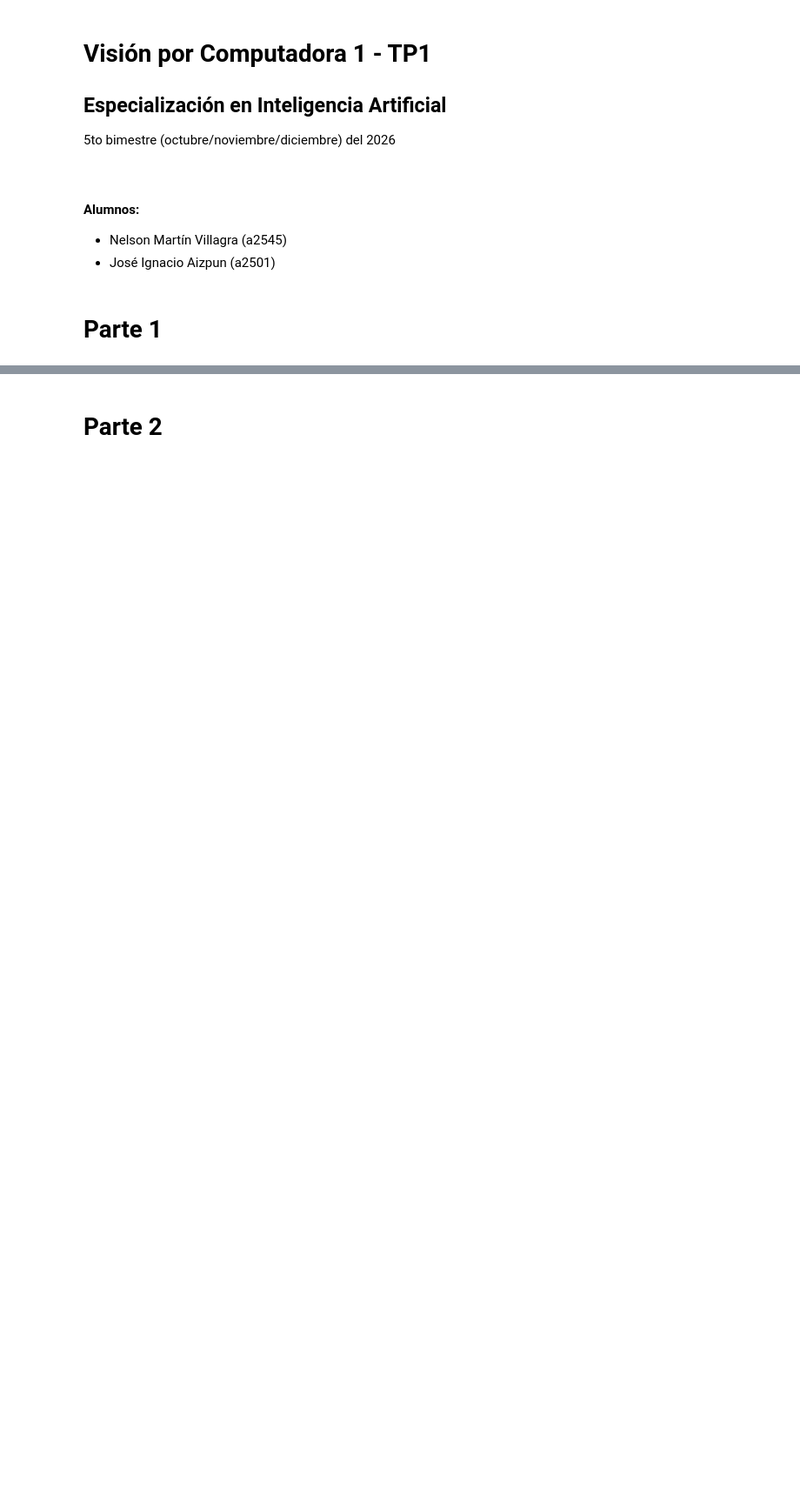
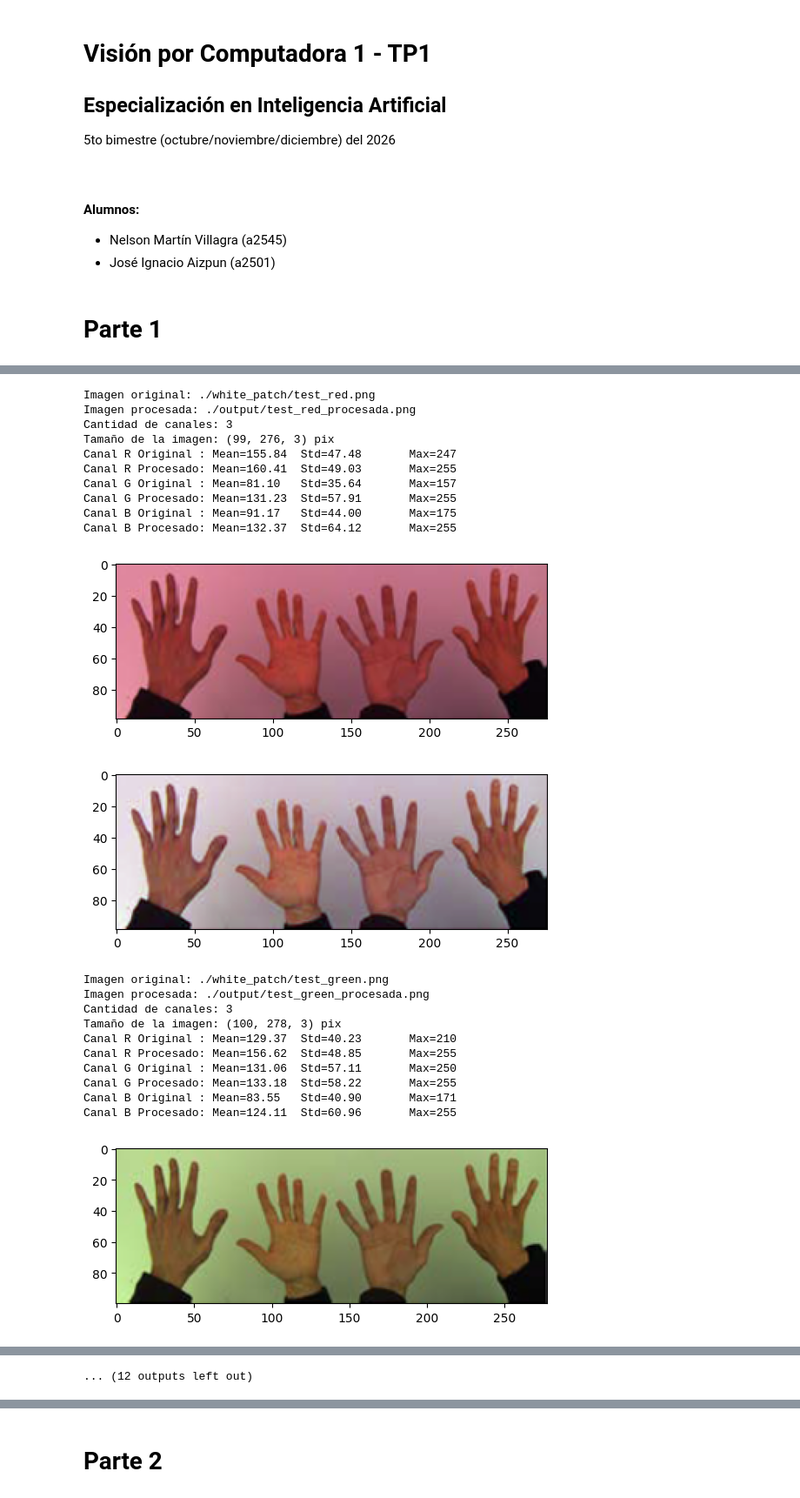
Before and after one commit to nelsonmvillagra/cv1, a Jupyter notebook: tp1/tp1.ipynb, the cells around one changed output, grey strips where cells are left out. Shown at 87% size. Cells and saved outputs as stored; diff of their text form; code cells hidden in the pictures; blank space fills up the shorter version.

Commit message:
Se corrigieron algunos errores señalados por Ignacio y está ya para presentar en mi opinión

```diff
--- a/tp1/tp1.ipynb
+++ b/tp1/tp1.ipynb
@@ -31,5 +35,12 @@ print("Matplotlib version:", plt.matplotlib.__version__)
 # %%
 # Defino una implementación del algoritmo de White Patch (ajuste de blancos).
+
+r'''
+La función white_patch() implementa al algoritmo de White Patch (ajuste de blancos). Parámetros:
+* finput  : nombre (path) del archivo de entrada.
+* foutput : nombre (path) del archivo de salida.
+* showInfo: flag opcional para mostrar información adicional de la imagen (por defecto False).
+'''
 
 def white_patch(finput: str, foutput: str, showInfo: bool = False) -> np.ndarray:
     # Leo la imagen en formato RGB. Por defecto OpenCV abre las imágenes en formato BGR. Por eso uso cv.IMREAD_COLOR_RGB.
@@ -71,14 +82,38 @@ def white_patch(finput: str, foutput: str, showInfo: bool = False) -> np.ndarray
         plt.imshow(imgP)
         plt.show()
 
-    cv.imwrite(foutput, imgP)
+    cv.imwrite(foutput, cv.cvtColor(imgP, cv.COLOR_RGB2BGR))
 # %%
 # Aplicación del algoritmo de White Patch a las imágenes de la carpeta
-white_patch('./white_patch/test_red.png', './white_patch_procesada/test_red_procesada.png', showInfo=True)
-white_patch('./white_patch/test_green.png', './white_patch_procesada/test_green_procesada.png', showInfo=True)
-white_patch('./white_patch/test_blue.png', './white_patch_procesada/test_blue_procesada.png', showInfo=True)
-white_patch('./white_patch/wp_red.png', './white_patch_procesada/wp_red_procesada.png', showInfo=True)
-white_patch('./white_patch/wp_green.png', './white_patch_procesada/wp_green_procesada.png', showInfo=True)
-white_patch('./white_patch/wp_blue.jpg', './white_patch_procesada/wp_blue_procesada.jpg', showInfo=True)
-white_patch('./white_patch/wp_red2.jpg', './white_patch_procesada/wp_red2_procesada.jpg', showInfo=True)
-white_patch('./white_patch/wp_green2.jpg', './white_patch_procesada/wp_green2_procesada.jpg', showInfo=True)
+white_patch('./white_patch/test_red.png', './output/test_red_procesada.png', showInfo=True)
+white_patch('./white_patch/test_green.png', './output/test_green_procesada.png', showInfo=True)
+white_patch('./white_patch/test_blue.png', './output/test_blue_procesada.png', showInfo=True)
+white_patch('./white_patch/wp_red.png', './output/wp_red_procesada.png', showInfo=True)
+white_patch('./white_patch/wp_green.png', './output/wp_green_procesada.png', showInfo=True)
+white_patch('./white_patch/wp_blue.jpg', './output/wp_blue_procesada.jpg', showInfo=True)
+white_patch('./white_patch/wp_red2.jpg', './output/wp_red2_procesada.jpg', showInfo=True)
+white_patch('./white_patch/wp_green2.jpg', './output/wp_green2_procesada.jpg', showInfo=True)
+# %% [output]
+Imagen original: ./white_patch/test_red.png
+Imagen procesada: ./output/test_red_procesada.png
+Cantidad de canales: 3
+Tamaño de la imagen: (99, 276, 3) pix
+Canal R Original : Mean=155.84  Std=47.48       Max=247
+Canal R Procesado: Mean=160.41  Std=49.03       Max=255
+Canal G Original : Mean=81.10   Std=35.64       Max=157
+Canal G Procesado: Mean=131.23  Std=57.91       Max=255
+Canal B Original : Mean=91.17   Std=44.00       Max=175
+Canal B Procesado: Mean=132.37  Std=64.12       Max=255
+[figure, added]
+[figure, added]
+Imagen original: ./white_patch/test_green.png
+Imagen procesada: ./output/test_green_procesada.png
+Cantidad de canales: 3
+Tamaño de la imagen: (100, 278, 3) pix
+Canal R Original : Mean=129.37  Std=40.23       Max=210
+Canal R Procesado: Mean=156.62  Std=48.85       Max=255
+Canal G Original : Mean=131.06  Std=57.11       Max=250
+Canal G Procesado: Mean=133.18  Std=58.22       Max=255
+Canal B Original : Mean=83.55   Std=40.90       Max=171
+Canal B Procesado: Mean=124.11  Std=60.96       Max=255
+[figure, added]
@@ -85 +145,2 @@ white_patch('./white_patch/wp_green2.jpg', './white_patch_procesada/wp_green2_pr
+... (12 outputs left out)
 # %% [markdown]
```
Also changed, not shown: parts of 7 cells of this notebook, 1 other file.
